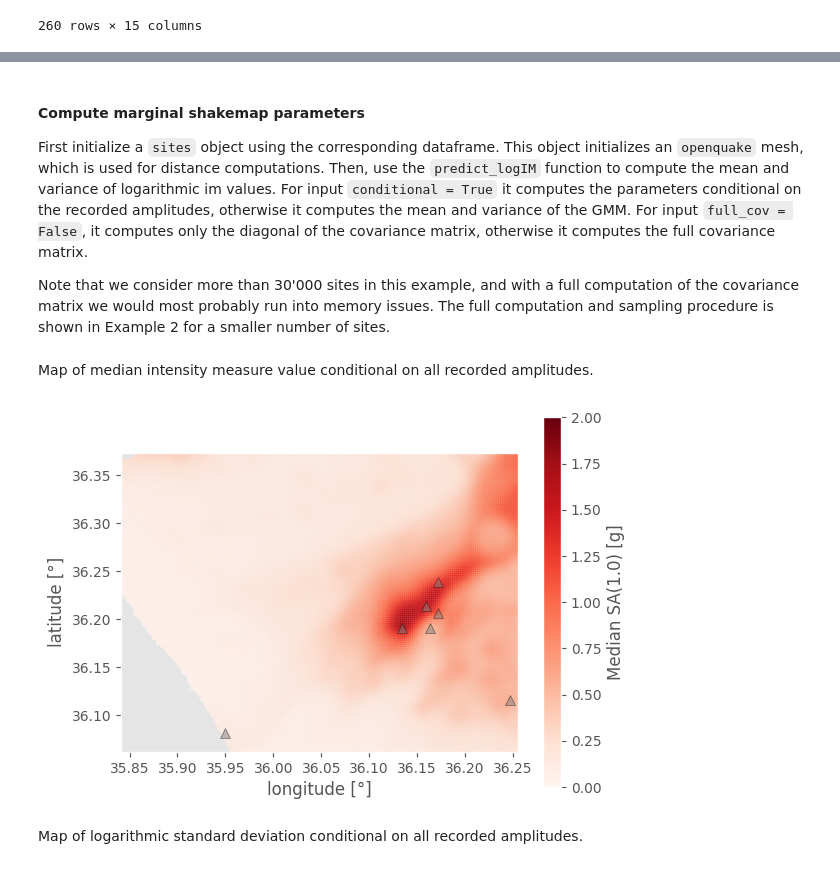
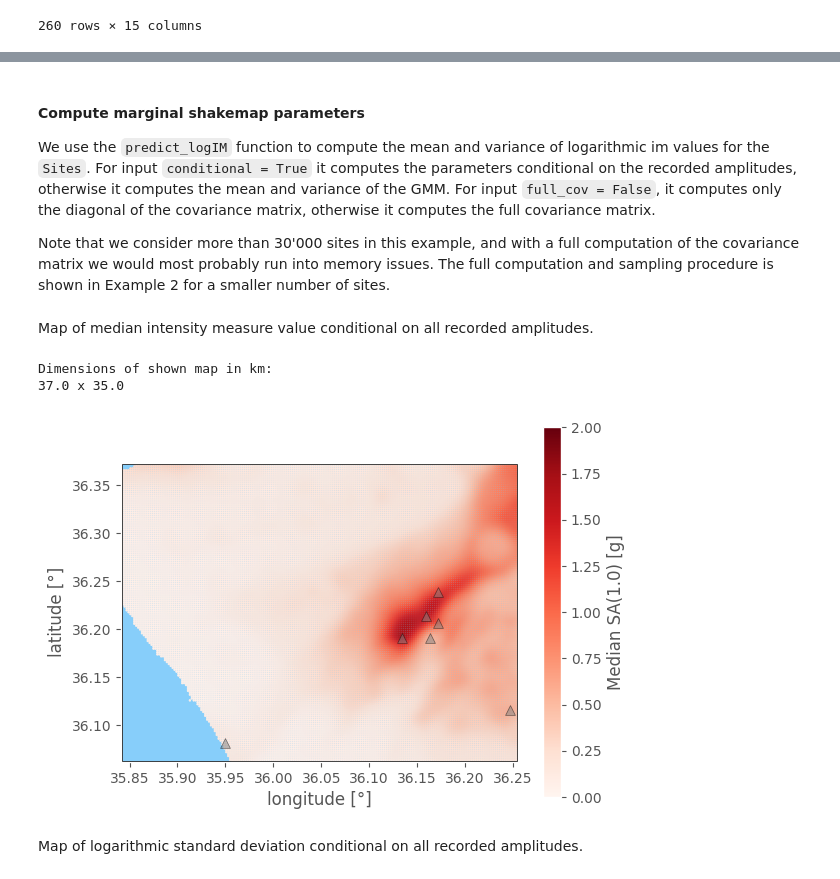
Before and after one commit to bodlukas/ground-motion-simulation-shakemap, a Jupyter notebook: Example.ipynb, the cells around one changed output, grey strips where cells are left out. Saved outputs shown, nothing was run; the diff lists cells and outputs as text; code cells hidden in the pictures.

```diff
--- a/Example.ipynb
+++ b/Example.ipynb
@@ -23,6 +29,8 @@ We model the rupture as a collection of multiple planar rupture surfaces. This i
 from openquake.hazardlib.source.rupture import BaseRupture
 from openquake.hazardlib.geo.point import Point
 from utils import get_planarsurface
+
+option_rupture = 1 # 1 or 2 as stated above
 
 f = open(path_data + 'rupture.json')
 rup_temp = json.load(f)
@@ -31,7 +39,11 @@ f.close()
 print('Used rupture model:')
 print(rup_temp['metadata']['reference'])
 
-rupture_surface = get_planarsurface(rup_temp['features'][0]['geometry'])
+if option_rupture == 1:
+    rupture_surface = get_planarsurface(rup_temp['features'][0]['geometry'])
+elif option_rupture == 2:
+    from utils import get_finite_fault
+    rupture_surface = get_planarsurface(get_finite_fault())
 rup_temp = rup_temp['metadata']
 rupture = BaseRupture(mag = rup_temp['mag'], rake = rup_temp['rake'],
                     tectonic_region_type = 'Active Shallow Crust',
@@ -154,0 +193,24 @@ plt.show()
+# %%
+# Add bbox for example 2
+lons_bbox2 = np.array([36.17847587, 36.17847587, 36.13702504, 36.13702504, 36.17847587])
+lats_bbox2 = np.array([36.21199931, 36.18703261, 36.18703261, 36.21199931, 36.21199931])
+
+fig, ax = plt.subplots(figsize=(6,3.5), sharey=True, constrained_layout=True)
+for surf in rupture_surface.surfaces:
+    lons, lats = surf.get_surface_boundaries()
+    ax.plot(lons, lats, color='tab:red', lw=2, zorder=2)
+im = ax.scatter(dfsites.longitude, dfsites.latitude, c=dfsites.vs30.values,
+                vmin=100, vmax=800, cmap=plt.get_cmap('Greens'), s=2, marker='s')
+ax.set_aspect('equal');  ax.grid(False)
+lons_bbox, lats_bbox = sites.get_bbox()
+ax.scatter(dfstations['longitude'], dfstations['latitude'], marker='^', s=50, color='gray', alpha=0.5, edgecolor='black')
+ax.plot(lons_bbox, lats_bbox, color='black', lw=2)
+ax.plot(lons_bbox2, lats_bbox2, color='black', lw=1.5, ls='-', label = 'Example 2')
+ax.set_xlim([lons_bbox.min(), lons_bbox.max()]); ax.set_ylim([lats_bbox.min(), lats_bbox.max()])
+plt.colorbar(im, label='$v_{s30}$ [m/s]')
+ax.set_xlabel('longitude [°]'); ax.set_ylabel('latitude [°]')
+ax.set_facecolor('lightskyblue')
+plt.show()
+extent = get_extent_size(ax)
+print('Dimensions of shown map in km:')
+print(str(extent[0]) + ' x ' + str(extent[1]))
@@ -155,8 +221,7 @@ plt.show()
 # %% [markdown]
 #### Compute marginal shakemap parameters
 
-First initialize a `sites` object using the corresponding dataframe. This object initializes an `openquake` mesh, which is used for distance computations.
-Then, use the `predict_logIM` function to compute the mean and variance of logarithmic im values. For input `conditional = True` it computes the parameters conditional on the recorded amplitudes, otherwise it computes the mean and variance of the GMM. For input `full_cov = False`, it computes only the diagonal of the covariance matrix, otherwise it computes the full covariance matrix.
+We use the `predict_logIM` function to compute the mean and variance of logarithmic im values for the `Sites`. For input `conditional = True` it computes the parameters conditional on the recorded amplitudes, otherwise it computes the mean and variance of the GMM. For input `full_cov = False`, it computes only the diagonal of the covariance matrix, otherwise it computes the full covariance matrix.
 
 Note that we consider more than 30'000 sites in this example, and with a full computation of the covariance matrix we would most probably run into memory issues. The full computation and sampling procedure is shown in Example 2 for a smaller number of sites.
 # %%
@@ -169,18 +231,26 @@ Map of median intensity measure value conditional on all recorded amplitudes.
 # %%
 msize = 1.5
 fig, ax = plt.subplots()
 im = ax.scatter(dfsites.longitude, dfsites.latitude, c=np.exp(mu), vmin=0, vmax=2, s=msize, cmap=plt.get_cmap('Reds'))
 ax.set_aspect('equal')
 for surf in rupture_surface.surfaces:
-    ax.plot(surf.mesh.lons, surf.mesh.lats, color='black')
+    lons, lats = surf.get_surface_boundaries()
+    ax.plot(lons, lats, color='black', lw=2,zorder=2, label=label)
 ax.scatter(dfstations['longitude'], dfstations['latitude'], marker='^', s=50, color='gray', alpha=0.5, edgecolor='black')
-ax.set_xlim([bbox[1], bbox[0]]); ax.set_ylim([bbox[3], bbox[2]])
+lons_bbox, lats_bbox = sites.get_bbox()
+ax.plot(lons_bbox, lats_bbox, color='black', lw=2)
+ax.set_xlim([lons_bbox.min(), lons_bbox.max()]); ax.set_ylim([lats_bbox.min(), lats_bbox.max()])
 ax.grid(False)
 plt.colorbar(im, label='Median ' + im_string + ' [g]')
 ax.set_xlabel('longitude [°]'); ax.set_ylabel('latitude [°]')
-plt.show()
+ax.set_facecolor('lightskyblue')
+extent = get_extent_size(ax)
+print('Dimensions of shown map in km:')
+print(str(extent[0]) + ' x ' + str(extent[1]))
 # %% [output]
+Dimensions of shown map in km:
+37.0 x 35.0
-[figure, old version]
+[figure, new version]
 # %% [markdown]
 Map of logarithmic standard deviation conditional on all recorded amplitudes.
 # %%
```
Also changed, not shown: parts of 30 cells of this notebook, 6 other files.
